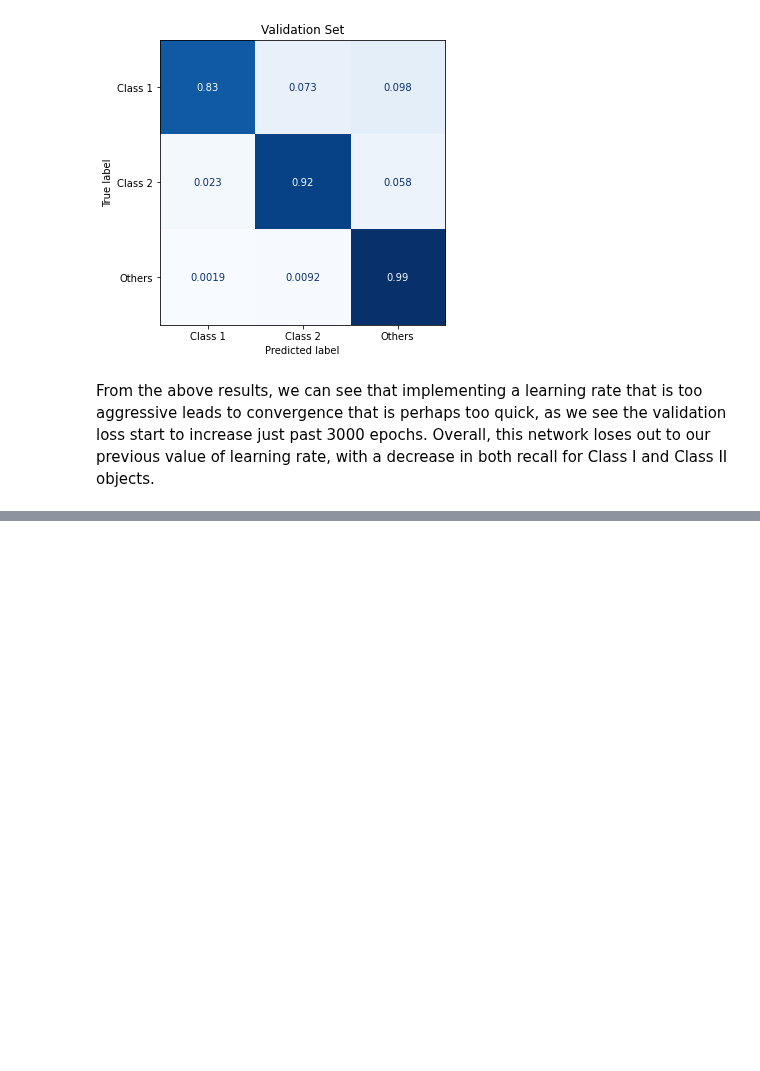
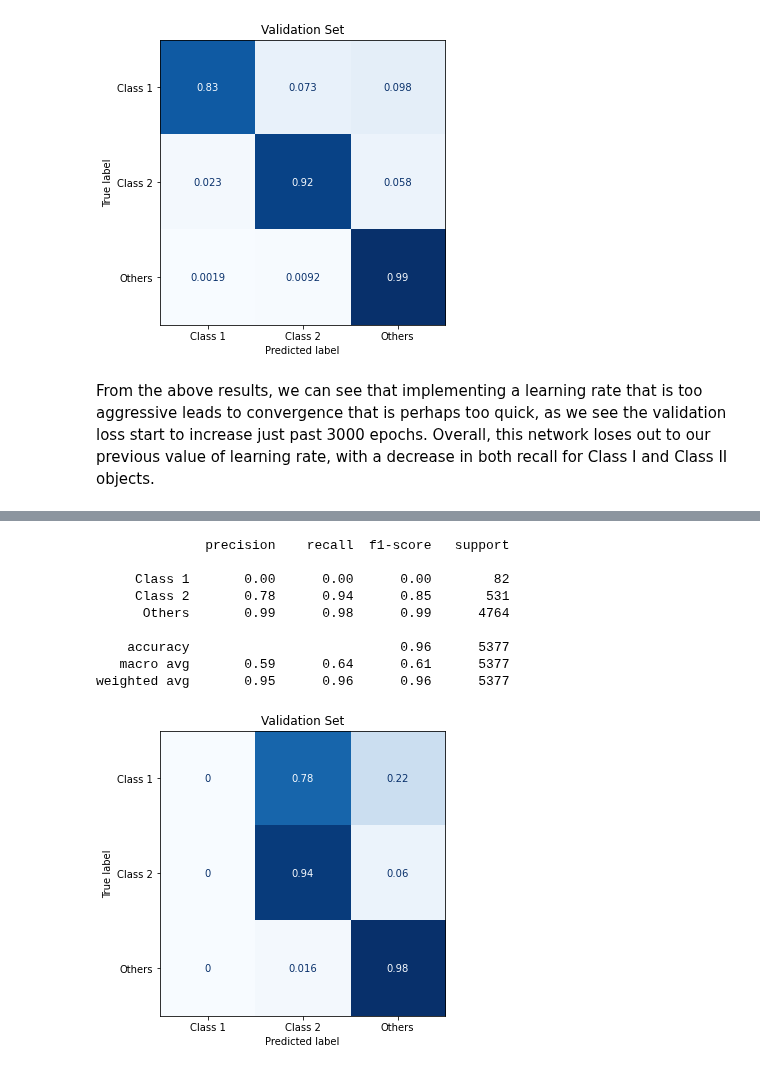
Before and after one commit to bcrompvoets/Random, a Jupyter notebook: Final_Project.ipynb, the cells around one changed output, grey strips where cells are left out. Saved outputs shown, nothing was run; the diff lists cells and outputs as text; code cells hidden in the pictures; blank space fills up the shorter version.

```diff
--- a/Final_Project.ipynb
+++ b/Final_Project.ipynb
@@ -759,0 +737,9 @@ Recall Class III:
+# %%
+# create nn instance
+BaseNN = BaseMLP(8, 20, 3)
+# load in saved state of network
+loadpath = datadir+'BIG_CSplit_LR4e-5_E500k_M06_Settings'
+BaseNN.load_state_dict(torch.load(loadpath, map_location=device))
+
+# compute validation results
+val_loss, val_accuracy, val_predictions, val_truth_values = validate(BaseNN, val_loader, device)
@@ -759,0 +750,21 @@ Recall Class III:
+# %%
+# print classification report
+print(classification_report(val_truth_values, val_predictions, target_names=custom_labs))
+
+# plotting Confusion Matrix and saving
+fig, ax = plt.subplots(figsize=(5,5))
+ConfusionMatrixDisplay.from_predictions(val_truth_values, val_predictions, ax = ax, normalize='true', cmap=cm_blues, display_labels=custom_labs, colorbar=False)
+ax.set_title('Validation Set')
+plt.tight_layout()
+plt.show()
+# %% [output]
+              precision    recall  f1-score   support
+
+     Class 1       0.00      0.00      0.00        82
+     Class 2       0.78      0.94      0.85       531
+      Others       0.99      0.98      0.99      4764
+
+    accuracy                           0.96      5377
+   macro avg       0.59      0.64      0.61      5377
+weighted avg       0.95      0.96      0.96      5377
+[figure, added]
```
Also changed, not shown: parts of 21 cells of this notebook, 4 other files.
